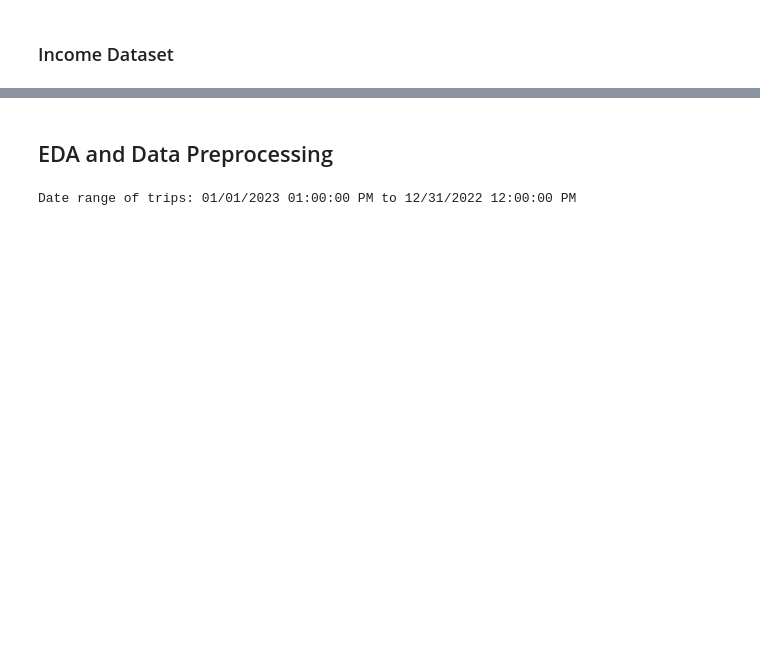
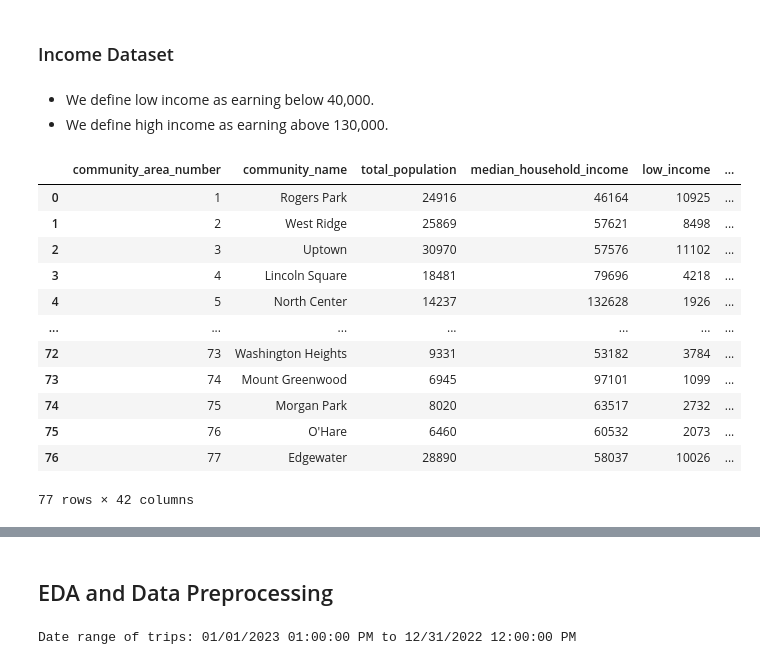
Before and after one commit to thienanbui/Electric-Scooter-Time-Series-Modeling, a Jupyter notebook: Capstone-Escooter.ipynb, the cells around one changed output, grey strips where cells are left out. Drawn from its saved outputs; the diff is of its cells as text; code cells hidden in the pictures; blank space fills up the shorter version.

```diff
--- a/Capstone-Escooter.ipynb
+++ b/Capstone-Escooter.ipynb
@@ -210,4 +253,22 @@ df_weather = df_weather[['datetime', 'temp', 'precip', 'snow']]
 # %% [markdown]
 ### Income Dataset
+# %% [markdown]
+- We define low income as earning below 40,000.
+- We define high income as earning above 130,000.
 # %%
 # Include cleaning up of income dataset here
+df_income
+# %% [output]
+|  | community_area_number | community_name | total_population | median_household_income | low_income | ... |
+| 0 | 1 | Rogers Park | 24916 | 46164 | 10925 | ... |
+| 1 | 2 | West Ridge | 25869 | 57621 | 8498 | ... |
+| 2 | 3 | Uptown | 30970 | 57576 | 11102 | ... |
+| 3 | 4 | Lincoln Square | 18481 | 79696 | 4218 | ... |
+| 4 | 5 | North Center | 14237 | 132628 | 1926 | ... |
+| ... | ... | ... | ... | ... | ... | ... |
+| 72 | 73 | Washington Heights | 9331 | 53182 | 3784 | ... |
+| 73 | 74 | Mount Greenwood | 6945 | 97101 | 1099 | ... |
+| 74 | 75 | Morgan Park | 8020 | 63517 | 2732 | ... |
+| 75 | 76 | O'Hare | 6460 | 60532 | 2073 | ... |
+| 76 | 77 | Edgewater | 28890 | 58037 | 10026 | ... |
+77 rows × 42 columns
```
Also changed, not shown: parts of 15 cells of this notebook.
